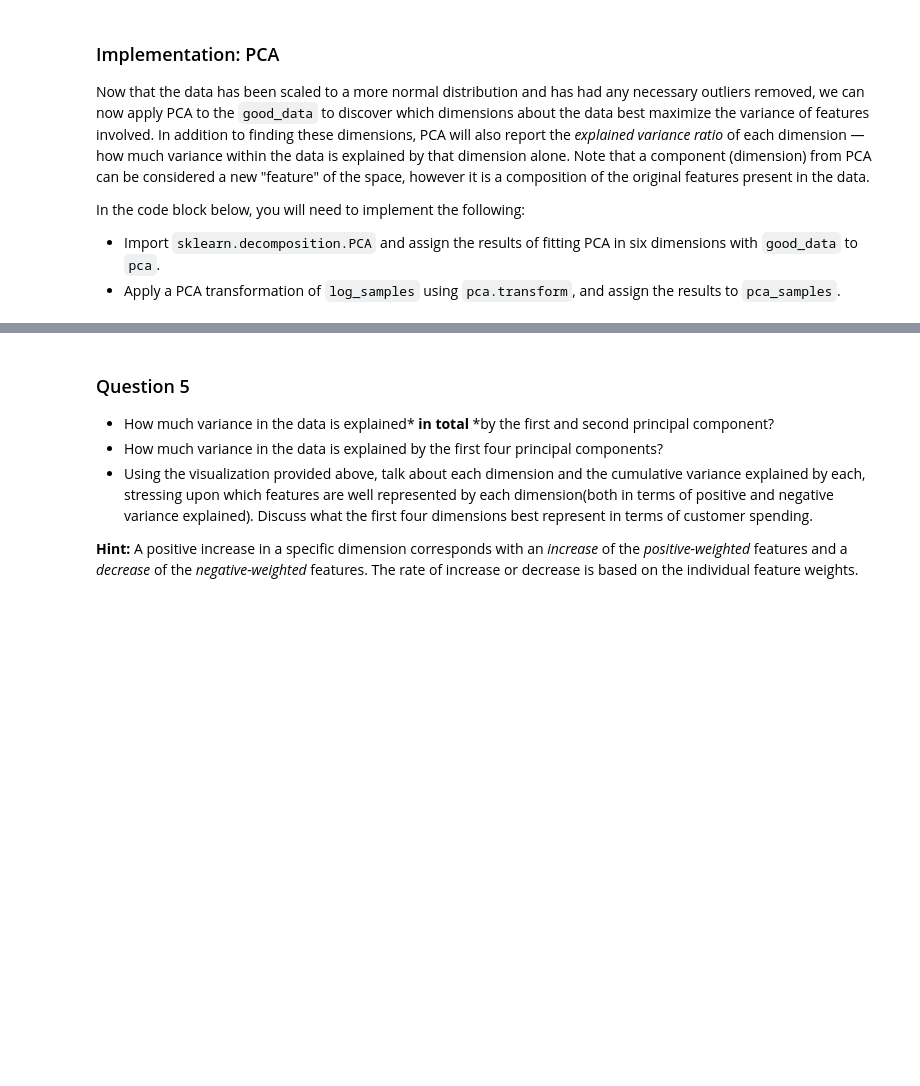
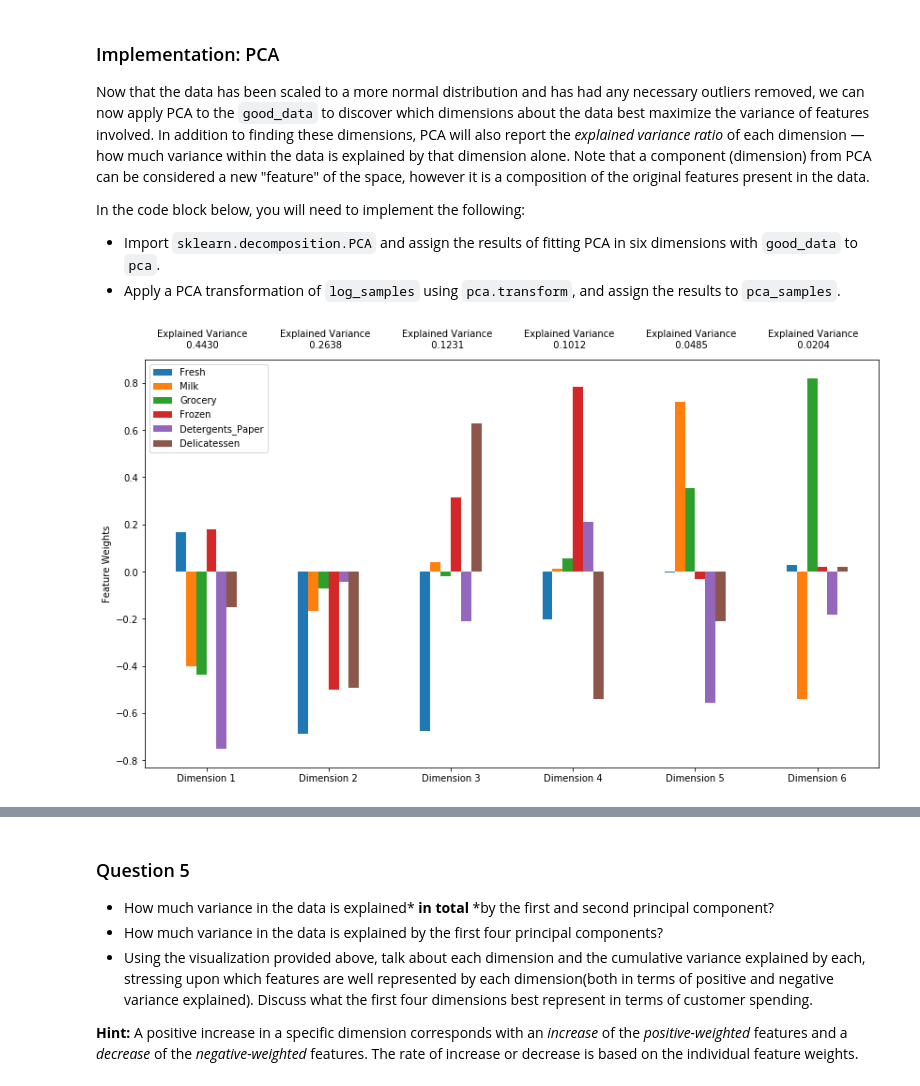
Before and after one commit to SaturninoMateus/machine-learning, a Jupyter notebook: projects/customer_segments/customer_segments.ipynb, the cells around one changed output, grey strips where cells are left out. Saved outputs shown, nothing was run; the diff lists cells and outputs as text; code cells hidden in the pictures; blank space fills up the shorter version.

```diff
--- a/projects/customer_segments/customer_segments.ipynb
+++ b/projects/customer_segments/customer_segments.ipynb
@@ -237,24 +236,36 @@ In the code block below, you will need to implement the following:
 **NOTE:** If you choose to remove any outliers, ensure that the sample data does not contain any of these points!
 Once you have performed this implementation, the dataset will be stored in the variable `good_data`.
 # %%
+all_outliers = []
 # For each feature find the data points with extreme high or low values
 for feature in log_data.keys():
 
-    # TODO: Calculate Q1 (25th percentile of the data) for the given feature
-    Q1 = None
+    # Calculate Q1 (25th percentile of the data) for the given feature
+    Q1 = np.percentile(log_data[feature],25)
 
-    # TODO: Calculate Q3 (75th percentile of the data) for the given feature
-    Q3 = None
+    # Calculate Q3 (75th percentile of the data) for the given feature
+    Q3 = np.percentile(log_data[feature],75)
 
     # TODO: Use the interquartile range to calculate an outlier step (1.5 times the interquartile range)
-    step = None
+    step = (Q3-Q1)*1.5
 
     # Display the outliers
     print("Data points considered outliers for the feature '{}':".format(feature))
-    display(log_data[~((log_data[feature] >= Q1 - step) & (log_data[feature] <= Q3 + step))])
+    outliers_per_feature = log_data[~((log_data[feature] >= Q1 - step) & (log_data[feature] <= Q3 + step))]
+    all_outliers = all_outliers+ log_data[~((log_data[feature] >= Q1 - step) & (log_data[feature] <= Q3 + step))]\
+    .index.tolist()
+    display(outliers_per_feature)
+# OPTIONAL: Select the indices for data points you wish to remove
+#print(outliers_per_feature['Fresh'].size)
 
-# OPTIONAL: Select the indices for data points you wish to remove
-outliers  = []
-
+from collections import Counter
+counter = Counter(all_outliers)
+for index in counter.keys():
+    if counter[index] == 1:
+        all_outliers.remove(index)
+outliers = list(set(all_outliers))
+outliers.sort()
 # Remove the outliers, if any were specified
+# outliers common in more than 1 feature
+print("Outliers to remove: {}".format(outliers))
 good_data = log_data.drop(log_data.index[outliers]).reset_index(drop = True)
@@ -279,11 +355,14 @@ In the code block below, you will need to implement the following:
  - Import `sklearn.decomposition.PCA` and assign the results of fitting PCA in six dimensions with `good_data` to `pca`.
  - Apply a PCA transformation of `log_samples` using `pca.transform`, and assign the results to `pca_samples`.
 # %%
-# TODO: Apply PCA by fitting the good data with the same number of dimensions as features
-pca = None
+from sklearn.decomposition import PCA
+# Apply PCA by fitting the good data with the same number of dimensions as features
+pca = PCA(n_components=6).fit(good_data)
 
-# TODO: Transform log_samples using the PCA fit above
-pca_samples = None
+# Transform log_samples using the PCA fit above
+pca_samples = pca.transform(log_samples)
 
 # Generate PCA results plot
 pca_results = vs.pca_results(good_data, pca)
+# %% [output]
+[figure, added]
```
Also changed, not shown: parts of 31 cells of this notebook, 1 other file.
